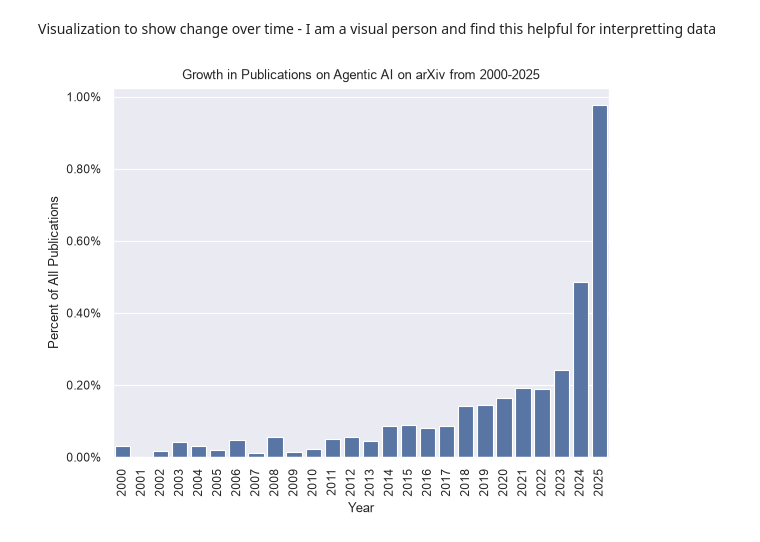
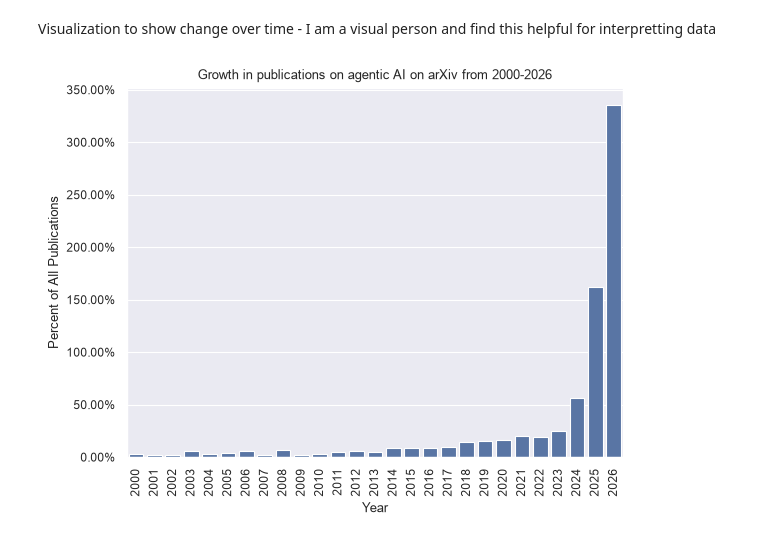
Before and after one commit to haleyej/cset_assessment, a Jupyter notebook: code/assessment.ipynb, the cells around one changed output. Saved outputs shown, nothing was run; the diff lists cells and outputs as text; code cells hidden in the pictures.

```diff
--- a/code/assessment.ipynb
+++ b/code/assessment.ipynb
@@ -97,25 +115,31 @@ repository_counts.most_common(10)
+# %%
+# a small number of ids (e.g. 2601.16296) have multiple created dates
+# we will consider the first created date to be the source of truth
+first_submission = {}
+
+for paper in papers:
+    paper_id = paper['id']
+    created = datetime.fromisoformat(paper.get('created'))
+
+    if paper_id not in first_submission or created < first_submission[paper_id]:
+        first_submission[paper_id] = created
 # %%
 publications_by_year = defaultdict(set)
-cs_publications_by_year = defaultdict(set)
 agentic_ai_publications_by_year = defaultdict(set)
 
-for paper in papers:
-    paper_id = paper.get('id')
-    date = paper.get('created')
-    year = datetime.fromisoformat(date).year
-
+for paper_id, created in list(first_submission.items()):
+    year = created.year
     publications_by_year[year].add(paper_id)
 
-    if paper_id in broad_matches:
+    if paper_id in all_matches:
         agentic_ai_publications_by_year[year].add(paper_id)
-
-    if 'cs' in paper.get('categories'):
-        cs_publications_by_year[year].add(paper_id)
 # %%
-pct_agentic_ai_publications = {}
+pub_stats = []
 
 for year in list(publications_by_year.keys()):
     agentic_ai_pubs = len(agentic_ai_publications_by_year.get(year, set()))
     overall_pubs = len(publications_by_year.get(year, set()))
 
-    pct_agentic_ai_publications[year] = (agentic_ai_pubs / overall_pubs)
+    pub_stats.append([year, agentic_ai_pubs, overall_pubs, (agentic_ai_pubs / overall_pubs) * 100])
+# %%
+pub_df = pd.DataFrame(pub_stats, columns=['year', 'agentic_ai_pubs', 'all_pubs', 'pct_agentic_ai'])
@@ -122,14 +166,12 @@ for year in list(publications_by_year.keys()):
 # %% [markdown]
 Visualization to show change over time - I am a visual person and find this helpful for interpretting data
 # %%
-pub_df = pd.DataFrame(pct_agentic_ai_publications.items(), columns=['year', 'pct'])
-
-f = sns.barplot(pub_df[(pub_df['year'] >= 2000) & (pub_df['year'] <= 2025)], x='year', y='pct')
-f.set(title='Growth in publications on agentic AI on arXiv from 2000-2025',
+f = sns.barplot(pub_df[(pub_df['year'] >= 2000) & (pub_df['year'] <= 2026)], x='year', y='pct_agentic_ai')
+f.set(title='Growth in publications on agentic AI on arXiv from 2000-2026',
       xlabel='Year',
       ylabel='Percent of All Publications')
 
 _ = plt.xticks(rotation=90)
 _ = f.yaxis.set_major_formatter(PercentFormatter(1.0, decimals=2))
 # %% [output]
-[figure, old version]
+[figure, new version]
```
Also changed, not shown: parts of 13 cells of this notebook.
